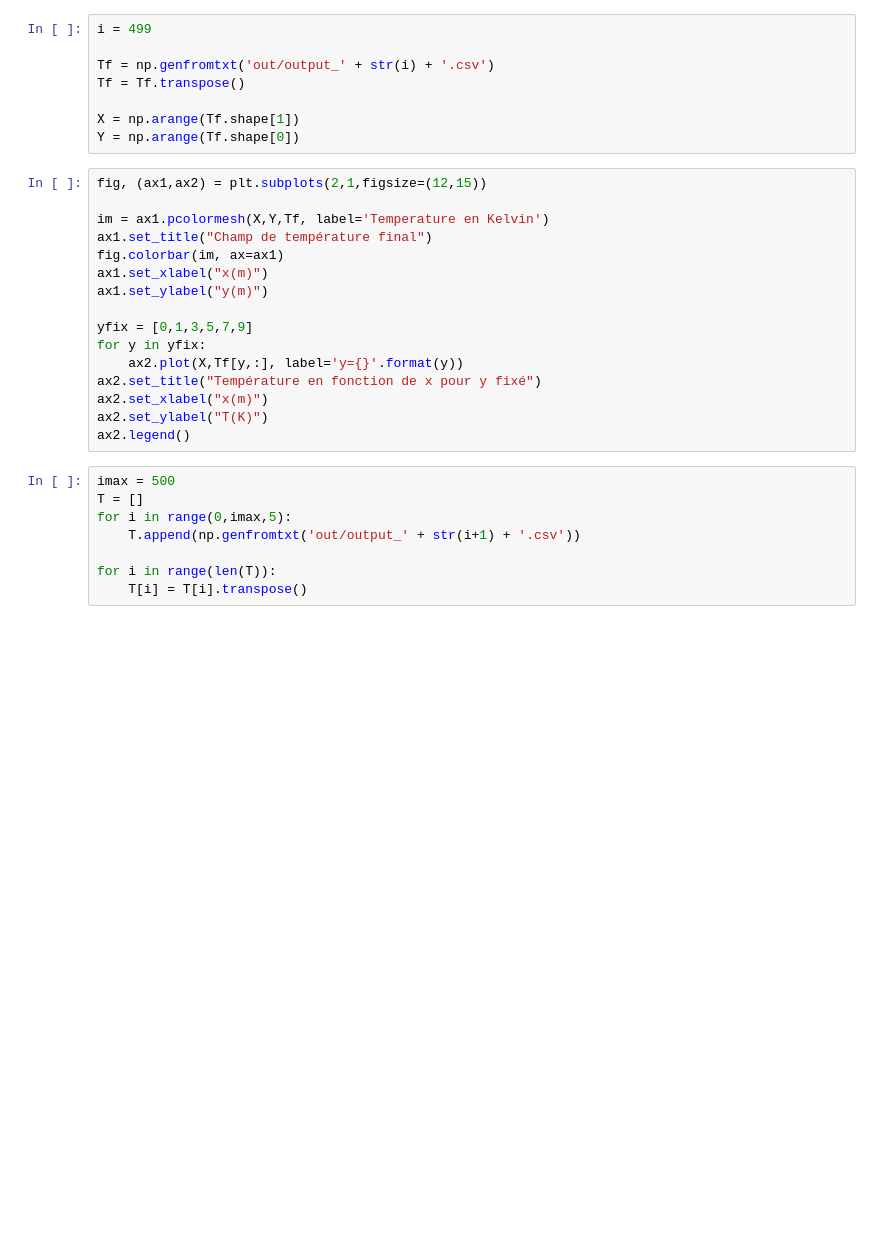
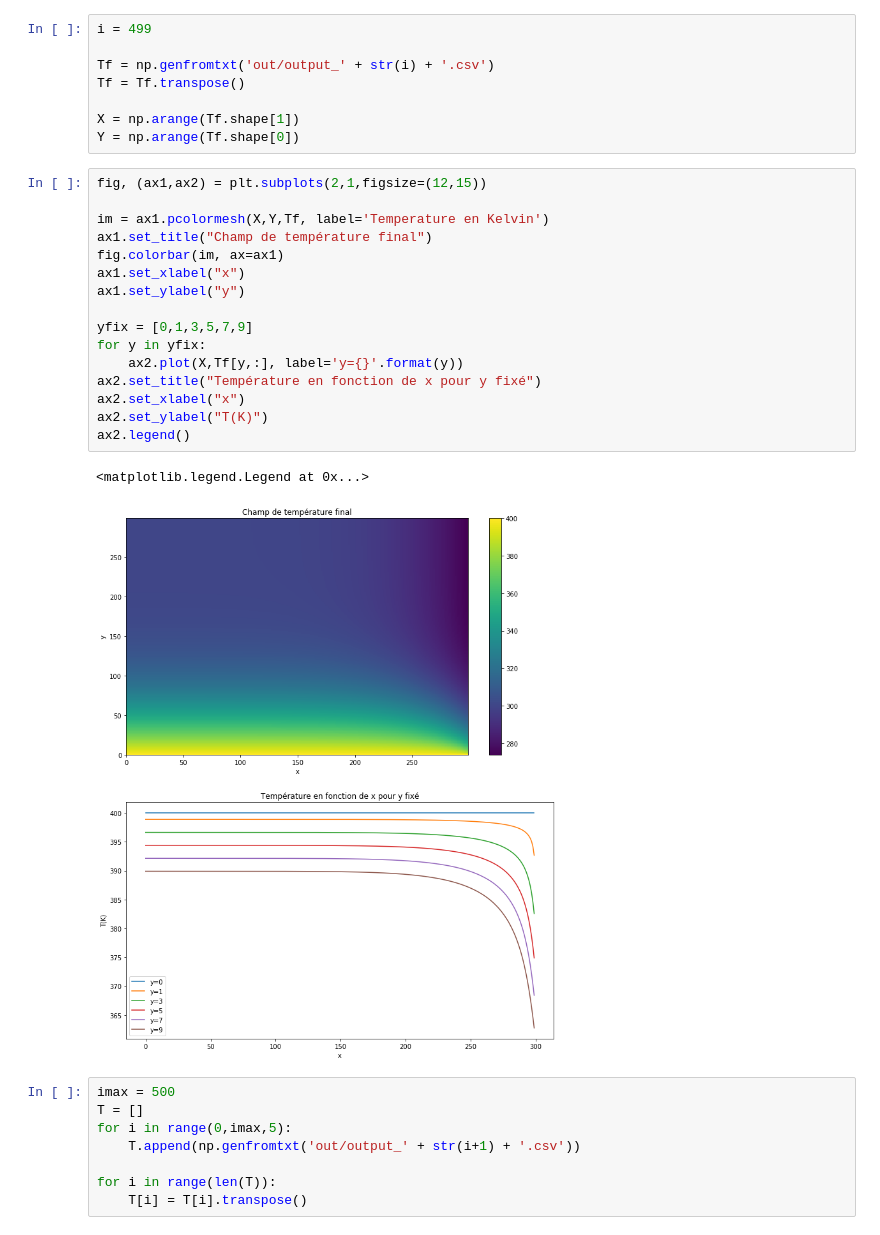
Before and after one commit to sebsa2/Projet_Final_MNU, a Jupyter notebook: post_processing_notebook.ipynb, the cells around one changed output. Drawn from its saved outputs; the diff is of its cells as text; blank space fills up the shorter version.

```diff
--- a/post_processing_notebook.ipynb
+++ b/post_processing_notebook.ipynb
@@ -18,19 +18,22 @@ Y = np.arange(Tf.shape[0])
 # %%
 fig, (ax1,ax2) = plt.subplots(2,1,figsize=(12,15))
 
 im = ax1.pcolormesh(X,Y,Tf, label='Temperature en Kelvin')
 ax1.set_title("Champ de température final")
 fig.colorbar(im, ax=ax1)
-ax1.set_xlabel("x(m)")
-ax1.set_ylabel("y(m)")
+ax1.set_xlabel("x")
+ax1.set_ylabel("y")
 
 yfix = [0,1,3,5,7,9]
 for y in yfix:
     ax2.plot(X,Tf[y,:], label='y={}'.format(y))
 ax2.set_title("Température en fonction de x pour y fixé")
-ax2.set_xlabel("x(m)")
+ax2.set_xlabel("x")
 ax2.set_ylabel("T(K)")
 ax2.legend()
+# %% [output]
+<matplotlib.legend.Legend at 0x...>
+[figure, added]
 # %%
 imax = 500
 T = []
```
Also changed, not shown: parts of 1 cell of this notebook.
